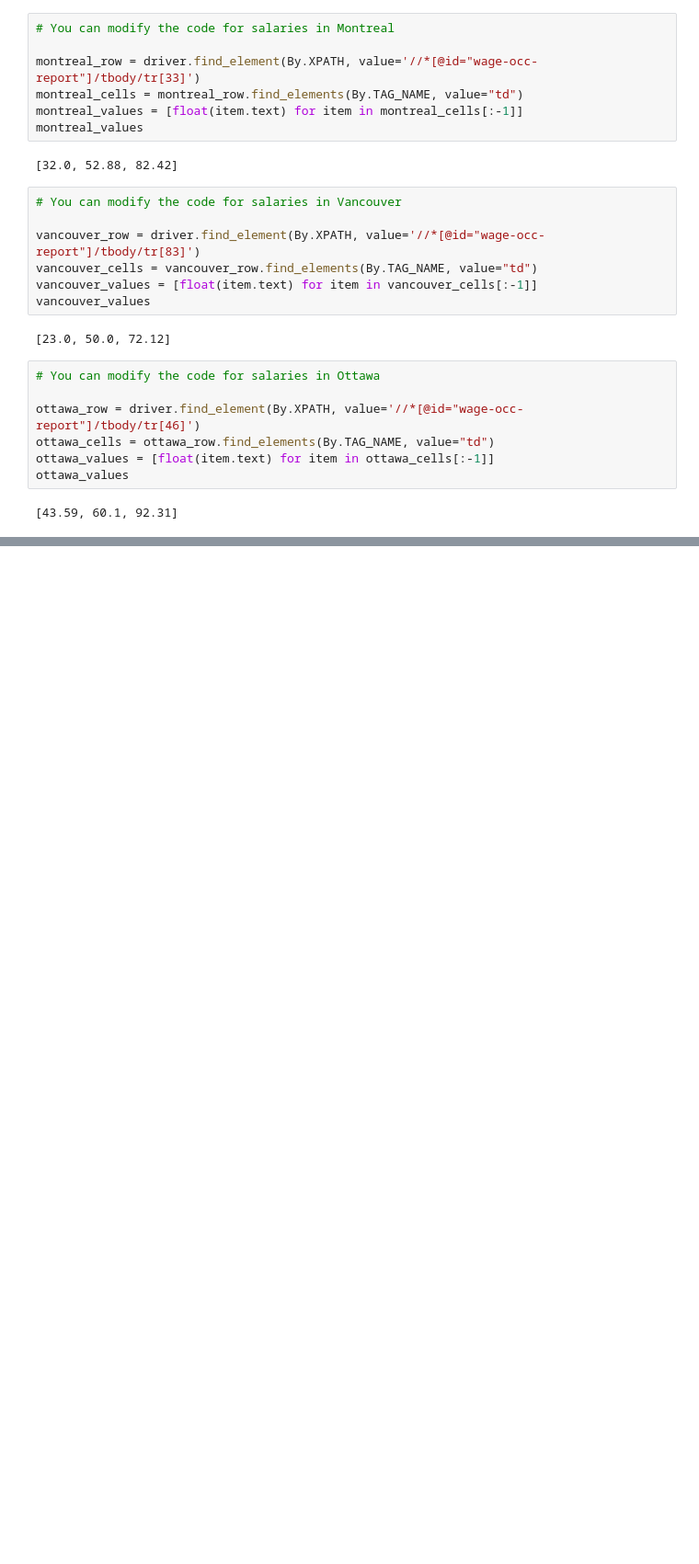
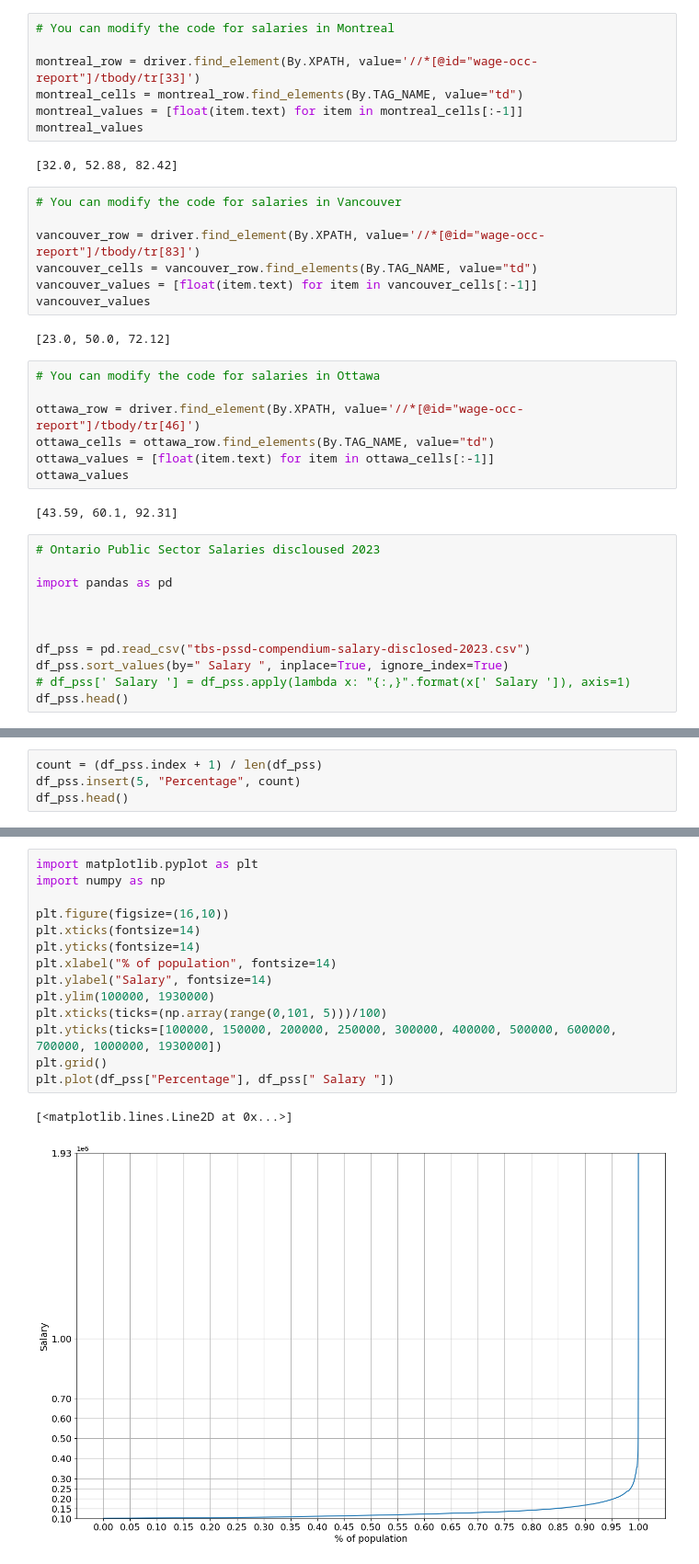
Before and after one commit to talezadeh/Salaries_in_Toronto, a Jupyter notebook: main.ipynb, the cells around one changed output, grey strips where cells are left out. Shown at 92% size. Cells and saved outputs as stored; diff of their text form; blank space fills up the shorter version.

```diff
--- a/main.ipynb
+++ b/main.ipynb
@@ -290,3 +502,14 @@ ottawa_values = [float(item.text) for item in ottawa_cells[:-1]]
 ottawa_values
 # %% [output]
 [43.59, 60.1, 92.31]
+# %%
+# Ontario Public Sector Salaries discloused 2023
+
+import pandas as pd
+
+
+
+df_pss = pd.read_csv("tbs-pssd-compendium-salary-disclosed-2023.csv")
+df_pss.sort_values(by=" Salary ", inplace=True, ignore_index=True)
+# df_pss[' Salary '] = df_pss.apply(lambda x: "{:,}".format(x[' Salary ']), axis=1)
+df_pss.head()
@@ -292,0 +523,4 @@ ottawa_values
+# %%
+count = (df_pss.index + 1) / len(df_pss)
+df_pss.insert(5, "Percentage", count)
+df_pss.head()
@@ -292,0 +534,17 @@ ottawa_values
+# %%
+import matplotlib.pyplot as plt
+import numpy as np
+
+plt.figure(figsize=(16,10))
+plt.xticks(fontsize=14)
+plt.yticks(fontsize=14)
+plt.xlabel("% of population", fontsize=14)
+plt.ylabel("Salary", fontsize=14)
+plt.ylim(100000, 1930000)
+plt.xticks(ticks=(np.array(range(0,101, 5)))/100)
+plt.yticks(ticks=[100000, 150000, 200000, 250000, 300000, 400000, 500000, 600000, 700000, 1000000, 1930000])
+plt.grid()
+plt.plot(df_pss["Percentage"], df_pss[" Salary "])
+# %% [output]
+[<matplotlib.lines.Line2D at 0x...>]
+[figure, added]
```
Also changed, not shown: parts of 14 cells of this notebook, 4 other files.
